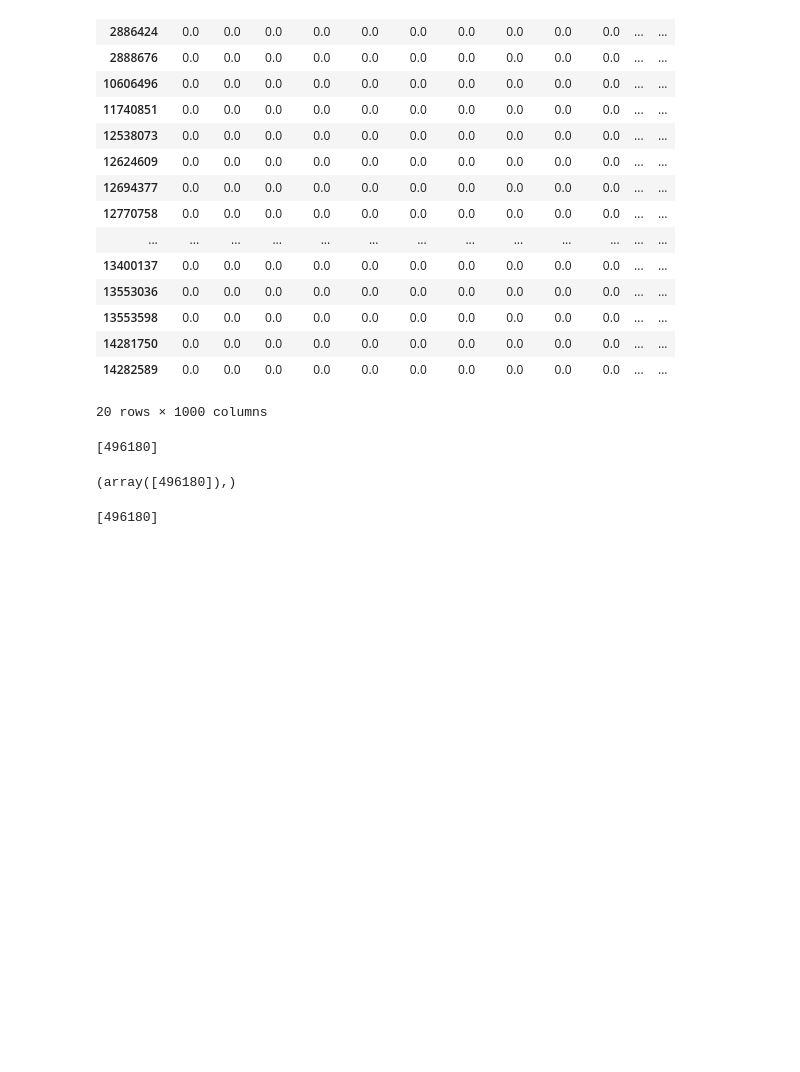
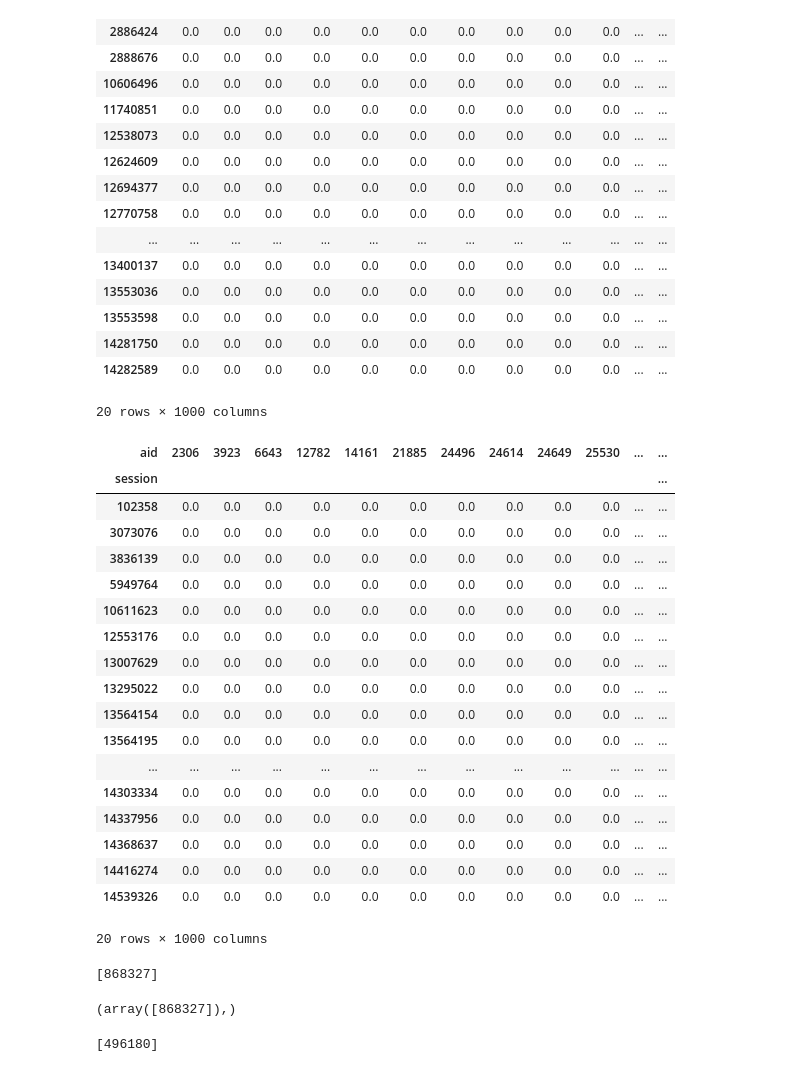
Before and after one commit to monikachudyba/MachineLearningProjects, a Jupyter notebook: E-commerceSessions.ipynb, the cells around one changed output. Saved outputs shown, nothing was run; the diff lists cells and outputs as text; code cells hidden in the pictures; blank space fills up the shorter version.

```diff
--- a/E-commerceSessions.ipynb
+++ b/E-commerceSessions.ipynb
@@ -242,5 +242,5 @@ Recommendations for 12432611:
 18: 13553036, with distance of 0.0:
 19: 13215418, with distance of 0.0:
 # %%
-A = model_knn.kneighbors_graph(second_chunk_df[second_chunk_df.index == 12432611].values.reshape(1, -1))
+A = model_knn.kneighbors_graph(second_chunk_df[second_chunk_df.index.isin([12432611, 14571363])].values)
 B = A.toarray()
@@ -267,19 +272,42 @@ res
 | 14281750 | 0.0 | 0.0 | 0.0 | 0.0 | 0.0 | 0.0 | 0.0 | 0.0 | 0.0 | 0.0 | ... | ... |
 | 14282589 | 0.0 | 0.0 | 0.0 | 0.0 | 0.0 | 0.0 | 0.0 | 0.0 | 0.0 | 0.0 | ... | ... |
 20 rows × 1000 columns
+# %%
+res = second_chunk_df[B[1] != 0]
+res
+# %% [output]
+| aid | 2306 | 3923 | 6643 | 12782 | 14161 | 21885 | 24496 | 24614 | 24649 | 25530 | ... | ... |
+| session |  |  |  |  |  |  |  |  |  |  |  | ... |
+| 102358 | 0.0 | 0.0 | 0.0 | 0.0 | 0.0 | 0.0 | 0.0 | 0.0 | 0.0 | 0.0 | ... | ... |
+| 3073076 | 0.0 | 0.0 | 0.0 | 0.0 | 0.0 | 0.0 | 0.0 | 0.0 | 0.0 | 0.0 | ... | ... |
+| 3836139 | 0.0 | 0.0 | 0.0 | 0.0 | 0.0 | 0.0 | 0.0 | 0.0 | 0.0 | 0.0 | ... | ... |
+| 5949764 | 0.0 | 0.0 | 0.0 | 0.0 | 0.0 | 0.0 | 0.0 | 0.0 | 0.0 | 0.0 | ... | ... |
+| 10611623 | 0.0 | 0.0 | 0.0 | 0.0 | 0.0 | 0.0 | 0.0 | 0.0 | 0.0 | 0.0 | ... | ... |
+| 12553176 | 0.0 | 0.0 | 0.0 | 0.0 | 0.0 | 0.0 | 0.0 | 0.0 | 0.0 | 0.0 | ... | ... |
+| 13007629 | 0.0 | 0.0 | 0.0 | 0.0 | 0.0 | 0.0 | 0.0 | 0.0 | 0.0 | 0.0 | ... | ... |
+| 13295022 | 0.0 | 0.0 | 0.0 | 0.0 | 0.0 | 0.0 | 0.0 | 0.0 | 0.0 | 0.0 | ... | ... |
+| 13564154 | 0.0 | 0.0 | 0.0 | 0.0 | 0.0 | 0.0 | 0.0 | 0.0 | 0.0 | 0.0 | ... | ... |
+| 13564195 | 0.0 | 0.0 | 0.0 | 0.0 | 0.0 | 0.0 | 0.0 | 0.0 | 0.0 | 0.0 | ... | ... |
+| ... | ... | ... | ... | ... | ... | ... | ... | ... | ... | ... | ... | ... |
+| 14303334 | 0.0 | 0.0 | 0.0 | 0.0 | 0.0 | 0.0 | 0.0 | 0.0 | 0.0 | 0.0 | ... | ... |
+| 14337956 | 0.0 | 0.0 | 0.0 | 0.0 | 0.0 | 0.0 | 0.0 | 0.0 | 0.0 | 0.0 | ... | ... |
+| 14368637 | 0.0 | 0.0 | 0.0 | 0.0 | 0.0 | 0.0 | 0.0 | 0.0 | 0.0 | 0.0 | ... | ... |
+| 14416274 | 0.0 | 0.0 | 0.0 | 0.0 | 0.0 | 0.0 | 0.0 | 0.0 | 0.0 | 0.0 | ... | ... |
+| 14539326 | 0.0 | 0.0 | 0.0 | 0.0 | 0.0 | 0.0 | 0.0 | 0.0 | 0.0 | 0.0 | ... | ... |
+20 rows × 1000 columns
 # %%
 m2 = (res != 0).any()
 products = m2.index[m2].tolist()
 products
 # %% [output]
-[496180]
+[868327]
 # %%
 recommend = np.zeros([max(data.aid)])
 recommend[products] = recommend[products] + 1
 # %%
 np.where(recommend>0)
 # %% [output]
-(array([496180]),)
+(array([868327]),)
 # %%
 m1 = (second_chunk_df[second_chunk_df.index == 12432611] != 0).any()
 used_products = m1.index[m1].tolist()
```
Also changed, not shown: parts of 9 cells of this notebook.
